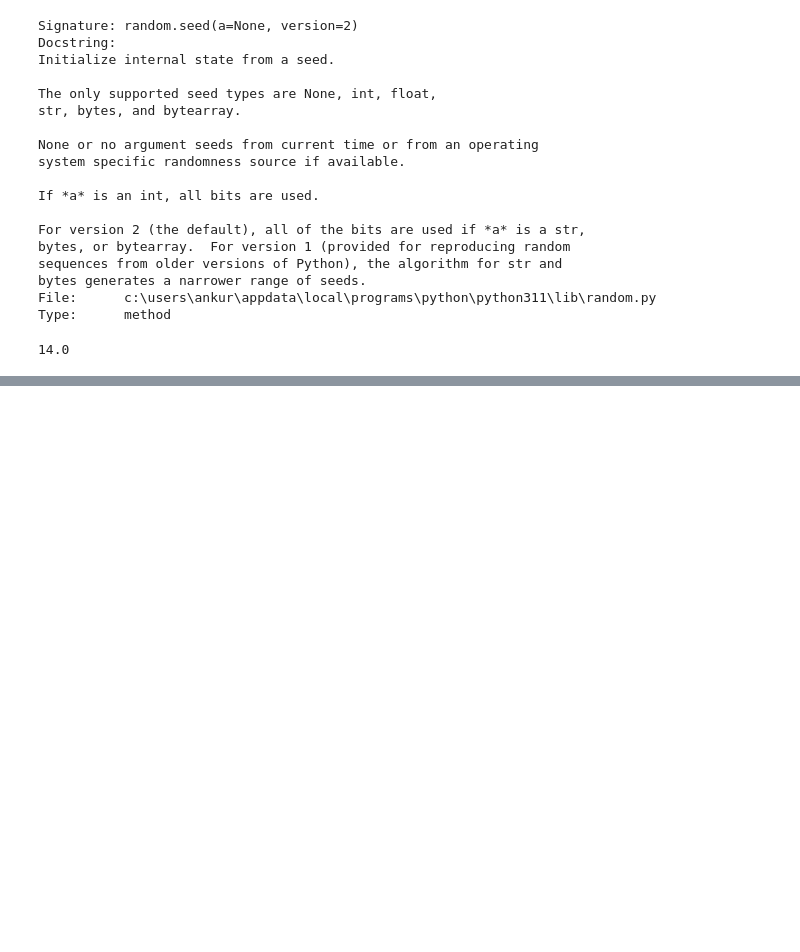
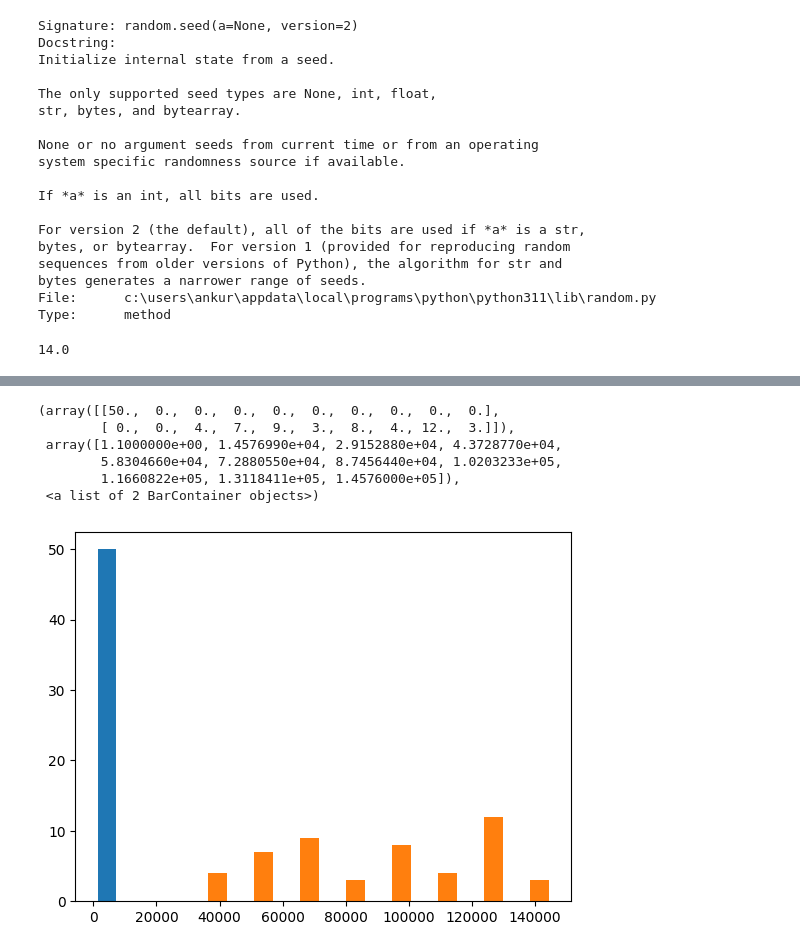
Before and after one commit to IIIT-Ranchi-CS2001/lab-codes-2023b-AnkurSingh10, a Jupyter notebook: lab_works/classnotes.ipynb, the cells around one changed output, grey strips where cells are left out. Drawn from its saved outputs; the diff is of its cells as text; code cells hidden in the pictures; blank space fills up the shorter version.

```diff
--- a/lab_works/classnotes.ipynb
+++ b/lab_works/classnotes.ipynb
@@ -342,0 +384,10 @@ print(sumi(2*2 , 4/2 ,5//2))
+# %%
+plt.hist(df)
+# %% [output]
+(array([[50.,  0.,  0.,  0.,  0.,  0.,  0.,  0.,  0.,  0.],
+        [ 0.,  0.,  4.,  7.,  9.,  3.,  8.,  4., 12.,  3.]]),
+ array([1.1000000e+00, 1.4576990e+04, 2.9152880e+04, 4.3728770e+04,
+        5.8304660e+04, 7.2880550e+04, 8.7456440e+04, 1.0203233e+05,
+        1.1660822e+05, 1.3118411e+05, 1.4576000e+05]),
+ <a list of 2 BarContainer objects>)
+[figure, added]
```
Also changed, not shown: parts of 6 cells of this notebook, 8 other files.
